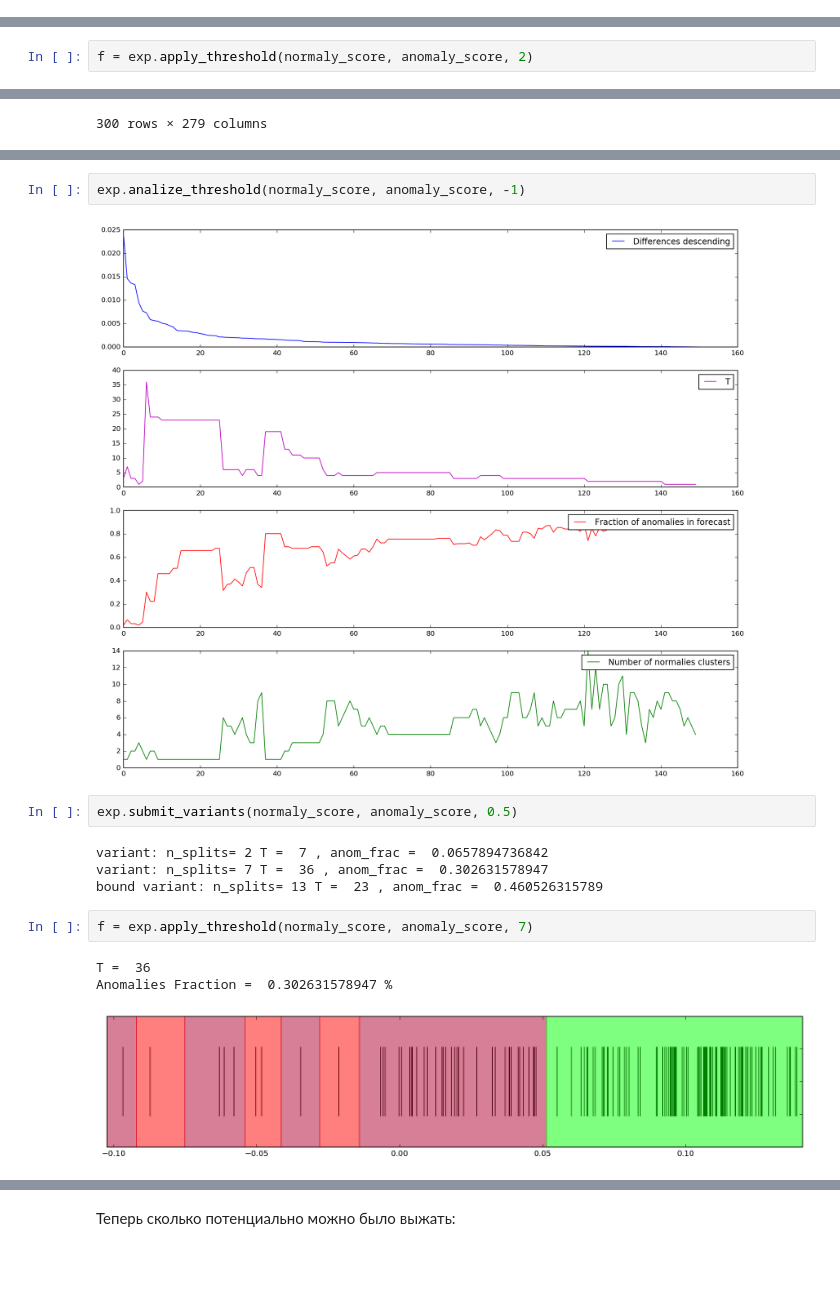
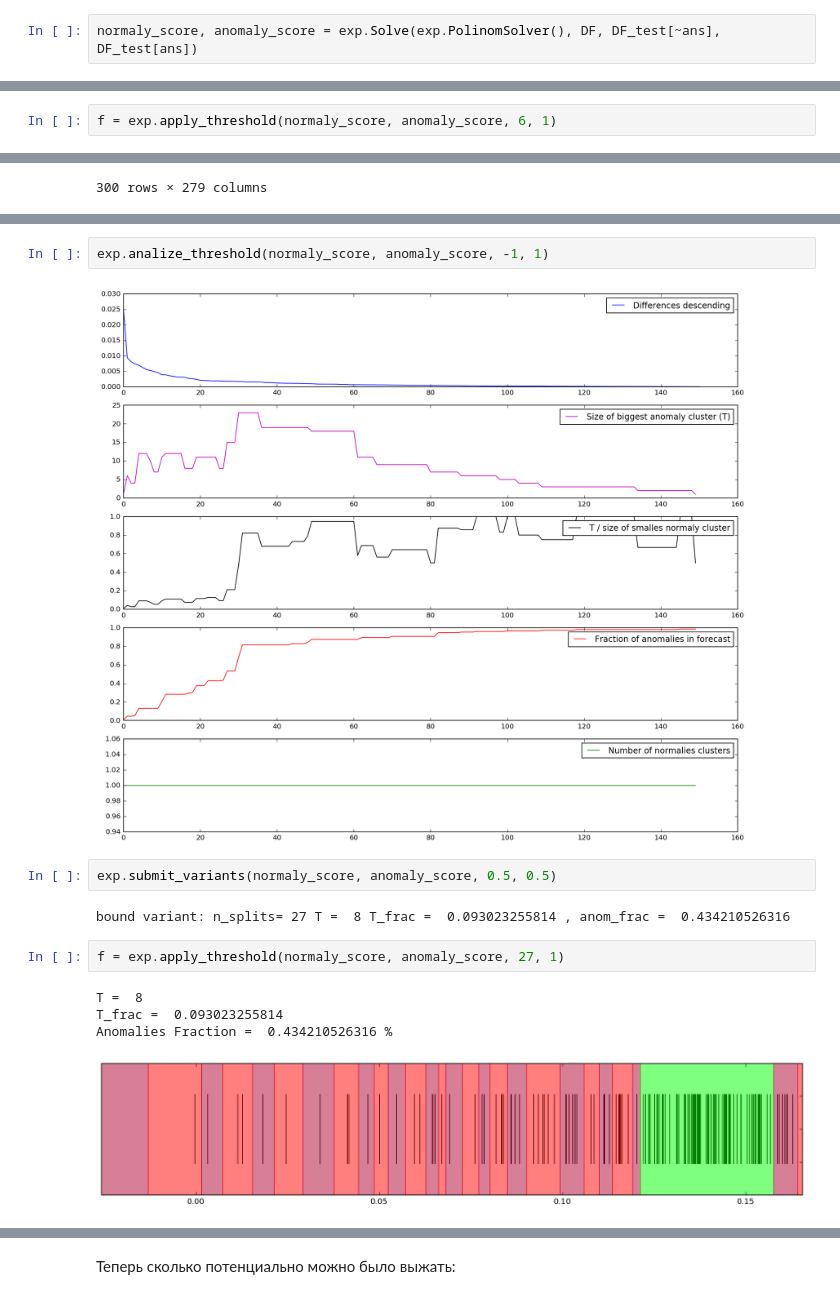
Before and after one commit to FortsAndMills/AnomalyDetectionMethods, a Jupyter notebook: Datasets.ipynb, the cells around one changed output, grey strips where cells are left out. Cells and saved outputs as stored; diff of their text form; blank space fills up the shorter version.

```diff
--- a/Datasets.ipynb
+++ b/Datasets.ipynb
@@ -63,3 +63,5 @@ normaly_score, anomaly_score = exp.Solve(exp.modIsolationForest(1000), DF, DF_te
 # %% [output]
 AUC-ROC score:  0.853643966547
 [figure]
+# %%
+normaly_score, anomaly_score = exp.Solve(exp.PolinomSolver(), DF, DF_test[~ans], DF_test[ans])
@@ -74,3 +83,3 @@ variant: n_splits= 2 T =  14 , anom_frac =  0.105960264901
 # %%
-f = exp.apply_threshold(normaly_score, anomaly_score, 2)
+f = exp.apply_threshold(normaly_score, anomaly_score, 6, 1)
 # %% [output]
@@ -142,19 +161,18 @@ AUC-ROC score:  0.835861139198
 # %%
-exp.analize_threshold(normaly_score, anomaly_score, -1)
+exp.analize_threshold(normaly_score, anomaly_score, -1, 1)
 # %% [output]
-[figure, old version]
+[figure, new version]
 # %%
-exp.submit_variants(normaly_score, anomaly_score, 0.5)
+exp.submit_variants(normaly_score, anomaly_score, 0.5, 0.5)
 # %% [output]
-variant: n_splits= 2 T =  7 , anom_frac =  0.0657894736842
-variant: n_splits= 7 T =  36 , anom_frac =  0.302631578947
-bound variant: n_splits= 13 T =  23 , anom_frac =  0.460526315789
+bound variant: n_splits= 27 T =  8 T_frac =  0.093023255814 , anom_frac =  0.434210526316
 # %%
-f = exp.apply_threshold(normaly_score, anomaly_score, 7)
+f = exp.apply_threshold(normaly_score, anomaly_score, 27, 1)
 # %% [output]
-T =  36
-Anomalies Fraction =  0.302631578947 %
+T =  8
+T_frac =  0.093023255814
+Anomalies Fraction =  0.434210526316 %
-[figure, old version]
+[figure, new version]
 # %%
 exp.f_measure(np.append(np.zeros_like(normaly_score), np.ones_like(anomaly_score)), f)
 # %% [output]
```
Also changed, not shown: parts of 77 cells of this notebook, 1 other file.
